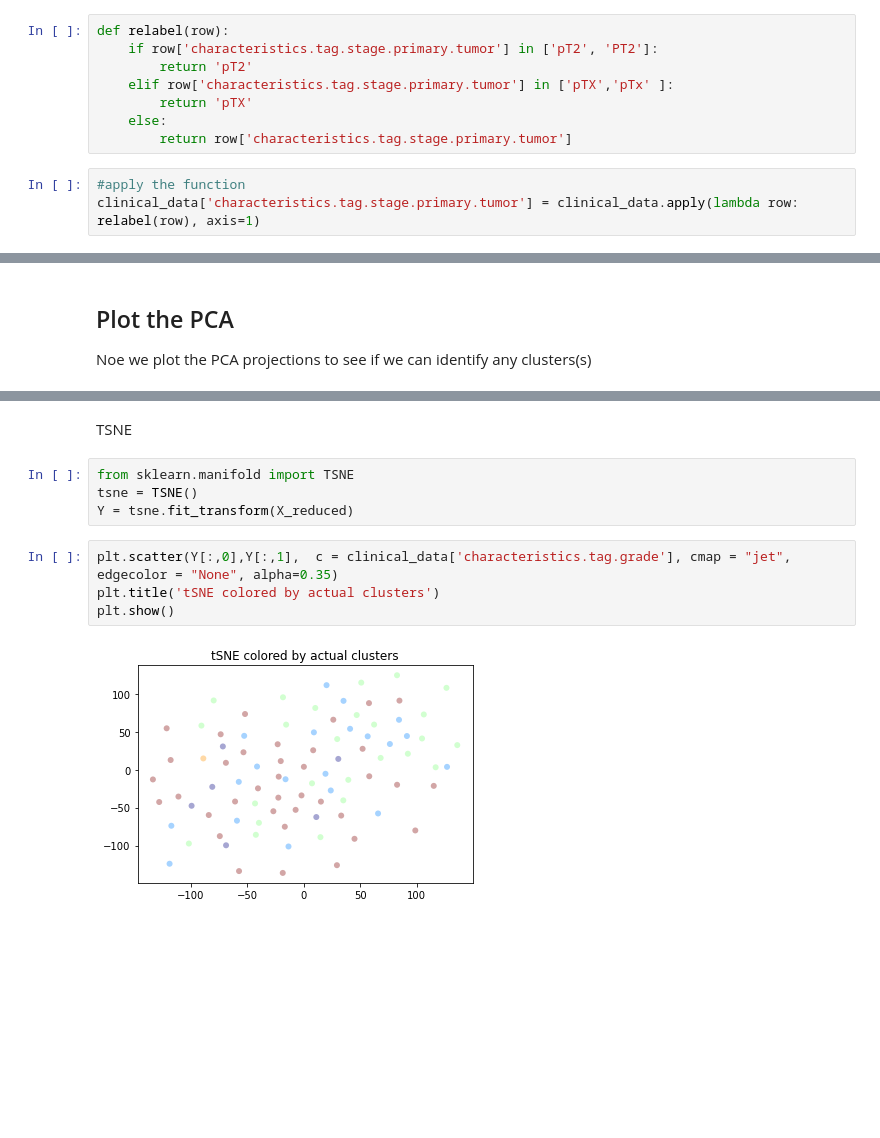
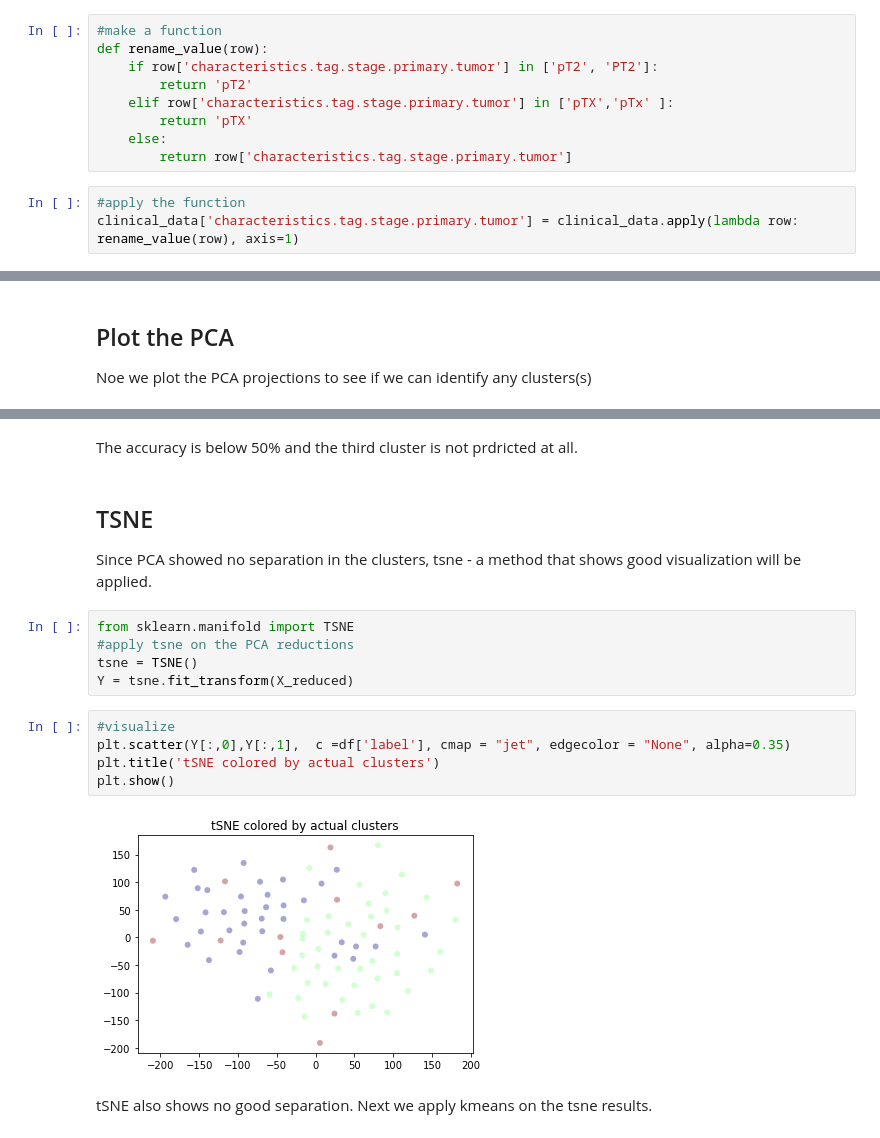
Before and after one commit to Anisah-bb/Unsupervised-Learning, a Jupyter notebook: Lung_cancer.ipynb, the cells around one changed output, grey strips where cells are left out. Cells and saved outputs as stored; diff of their text form; blank space fills up the shorter version.

```diff
--- a/Lung_cancer.ipynb
+++ b/Lung_cancer.ipynb
@@ -200,5 +232,6 @@ array(['pT2', 'pT1', 'pT3', 'pTX', 'pT2b', 'pT4', 'pT1a', 'pT2a', 'pTx',
 # %%
-def relabel(row):
+#make a function
+def rename_value(row):
     if row['characteristics.tag.stage.primary.tumor'] in ['pT2', 'PT2']:
         return 'pT2'
     elif row['characteristics.tag.stage.primary.tumor'] in ['pTX','pTx' ]:
@@ -207,5 +240,5 @@ def relabel(row):
         return row['characteristics.tag.stage.primary.tumor']
 # %%
 #apply the function
-clinical_data['characteristics.tag.stage.primary.tumor'] = clinical_data.apply(lambda row: relabel(row), axis=1)
+clinical_data['characteristics.tag.stage.primary.tumor'] = clinical_data.apply(lambda row: rename_value(row), axis=1)
 # %%
@@ -613,15 +670,22 @@ KeyError: 'pc1'
+# %% [markdown]
+The accuracy is below 50% and the third cluster is not prdricted at all.
 # %% [markdown]
-TSNE
+## TSNE
+Since PCA showed no separation in the clusters, tsne - a method that shows good visualization will be applied.
 # %%
 from sklearn.manifold import TSNE
+#apply tsne on the PCA reductions
 tsne = TSNE()
 Y = tsne.fit_transform(X_reduced)
 # %%
-plt.scatter(Y[:,0],Y[:,1],  c = clinical_data['characteristics.tag.grade'], cmap = "jet", edgecolor = "None", alpha=0.35)
+#visualize
+plt.scatter(Y[:,0],Y[:,1],  c =df['label'], cmap = "jet", edgecolor = "None", alpha=0.35)
 plt.title('tSNE colored by actual clusters')
 plt.show()
 # %% [output]
-[figure, old version]
+[figure, new version]
+# %% [markdown]
+tSNE also shows no good separation. Next we apply kmeans on the tsne results.
 # %%
 from sklearn.cluster import KMeans
 # K-means on tSNE results
```
Also changed, not shown: parts of 58 cells of this notebook.
